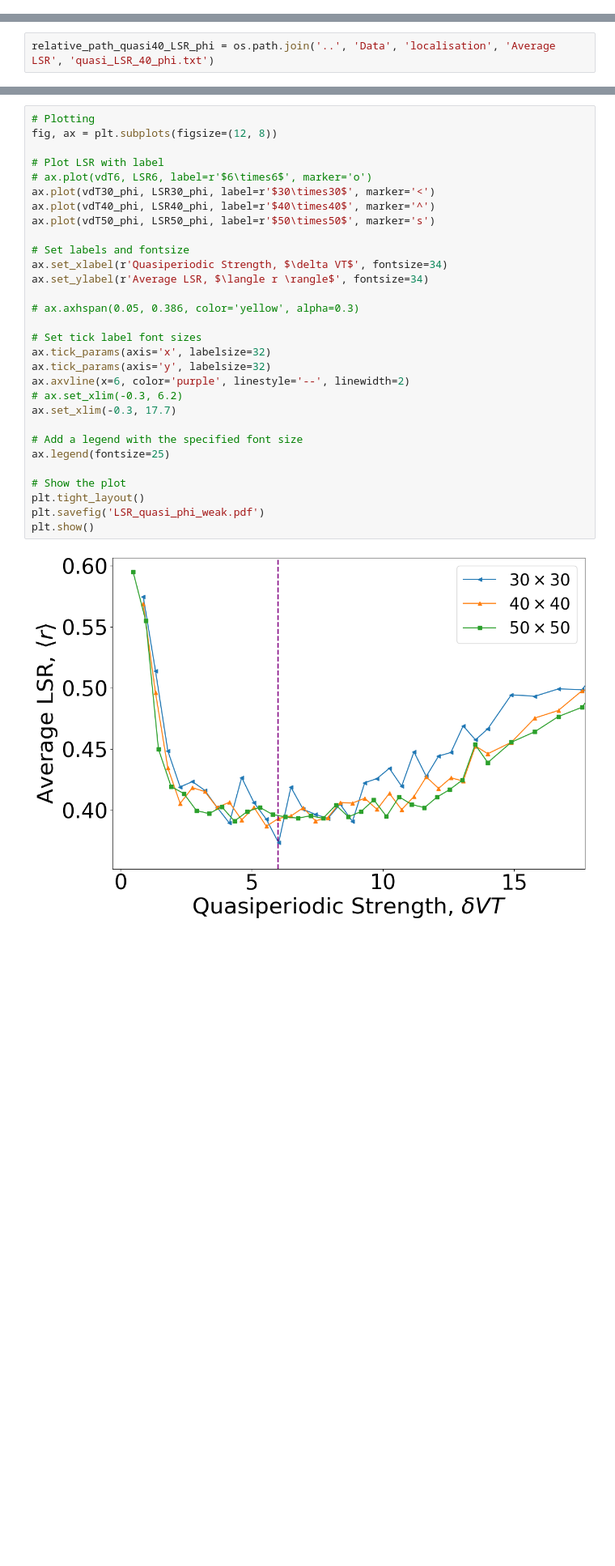
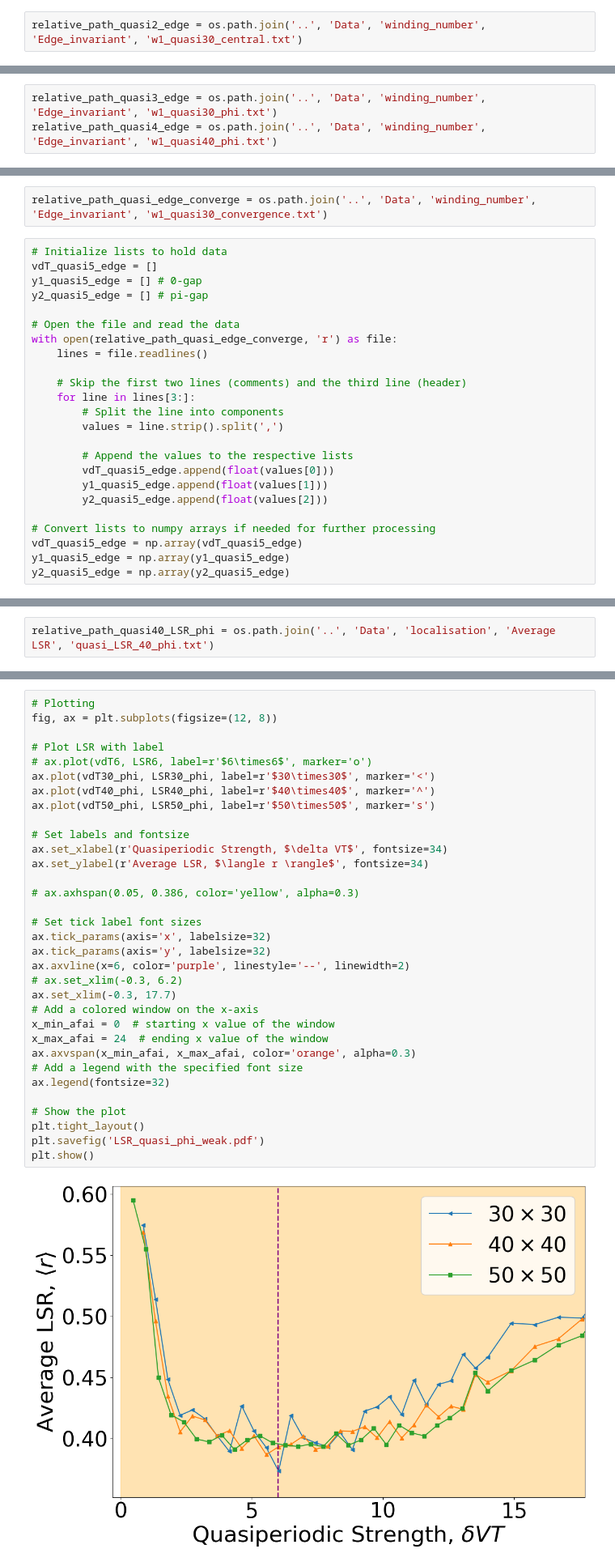
Before and after one commit to NGC2237-Clark/Topo_Loco_QCs, a Jupyter notebook: Floquet/AFAI_GPU_debugertbc.ipynb, the cells around one changed output, grey strips where cells are left out. Shown at 81% size. Saved outputs shown, nothing was run; the diff lists cells and outputs as text; blank space fills up the shorter version.

```diff
--- a/Floquet/AFAI_GPU_debugertbc.ipynb
+++ b/Floquet/AFAI_GPU_debugertbc.ipynb
@@ -499,0 +503,2 @@ plt.show()
+# %%
+relative_path_quasi2_edge = os.path.join('..', 'Data', 'winding_number', 'Edge_invariant', 'w1_quasi30_central.txt')
@@ -584,3 +668,6 @@ plt.savefig('bulkwinding_quasi_phi1.pdf')
 plt.show()
 # %% [output]
 [figure]
+# %%
+relative_path_quasi3_edge = os.path.join('..', 'Data', 'winding_number', 'Edge_invariant', 'w1_quasi30_phi.txt')
+relative_path_quasi4_edge = os.path.join('..', 'Data', 'winding_number', 'Edge_invariant', 'w1_quasi40_phi.txt')
@@ -586,0 +792,26 @@ plt.show()
+# %%
+relative_path_quasi_edge_converge = os.path.join('..', 'Data', 'winding_number', 'Edge_invariant', 'w1_quasi30_convergence.txt')
+# %%
+# Initialize lists to hold data
+vdT_quasi5_edge = []
+y1_quasi5_edge = [] # 0-gap
+y2_quasi5_edge = [] # pi-gap
+
+# Open the file and read the data
+with open(relative_path_quasi_edge_converge, 'r') as file:
+    lines = file.readlines()
+
+    # Skip the first two lines (comments) and the third line (header)
+    for line in lines[3:]:
+        # Split the line into components
+        values = line.strip().split(',')
+
+        # Append the values to the respective lists
+        vdT_quasi5_edge.append(float(values[0]))
+        y1_quasi5_edge.append(float(values[1]))
+        y2_quasi5_edge.append(float(values[2]))
+
+# Convert lists to numpy arrays if needed for further processing
+vdT_quasi5_edge = np.array(vdT_quasi5_edge)
+y1_quasi5_edge = np.array(y1_quasi5_edge)
+y2_quasi5_edge = np.array(y2_quasi5_edge)
@@ -1086,35 +1355,38 @@ LSR40_phi = np.array(LSR40_phi)
 # %%
 # Plotting
 fig, ax = plt.subplots(figsize=(12, 8))
 
 # Plot LSR with label
 # ax.plot(vdT6, LSR6, label=r'$6\times6$', marker='o')
 ax.plot(vdT30_phi, LSR30_phi, label=r'$30\times30$', marker='<')
 ax.plot(vdT40_phi, LSR40_phi, label=r'$40\times40$', marker='^')
 ax.plot(vdT50_phi, LSR50_phi, label=r'$50\times50$', marker='s')
 
 # Set labels and fontsize
 ax.set_xlabel(r'Quasiperiodic Strength, $\delta VT$', fontsize=34)
 ax.set_ylabel(r'Average LSR, $\langle r \rangle$', fontsize=34)
 
 # ax.axhspan(0.05, 0.386, color='yellow', alpha=0.3)
 
 # Set tick label font sizes
 ax.tick_params(axis='x', labelsize=32)
 ax.tick_params(axis='y', labelsize=32)
 ax.axvline(x=6, color='purple', linestyle='--', linewidth=2)
 # ax.set_xlim(-0.3, 6.2)
 ax.set_xlim(-0.3, 17.7)
-
+# Add a colored window on the x-axis
+x_min_afai = 0  # starting x value of the window
+x_max_afai = 24  # ending x value of the window
+ax.axvspan(x_min_afai, x_max_afai, color='orange', alpha=0.3)
 # Add a legend with the specified font size
-ax.legend(fontsize=25)
+ax.legend(fontsize=32)
 
 # Show the plot
 plt.tight_layout()
 plt.savefig('LSR_quasi_phi_weak.pdf')
 plt.show()
 # %% [output]
-[figure, old version]
+[figure, new version]
 # %%
 # Plotting
 fig, ax = plt.subplots(figsize=(12, 8))
```
Also changed, not shown: parts of 30 cells of this notebook, 46 other files.
